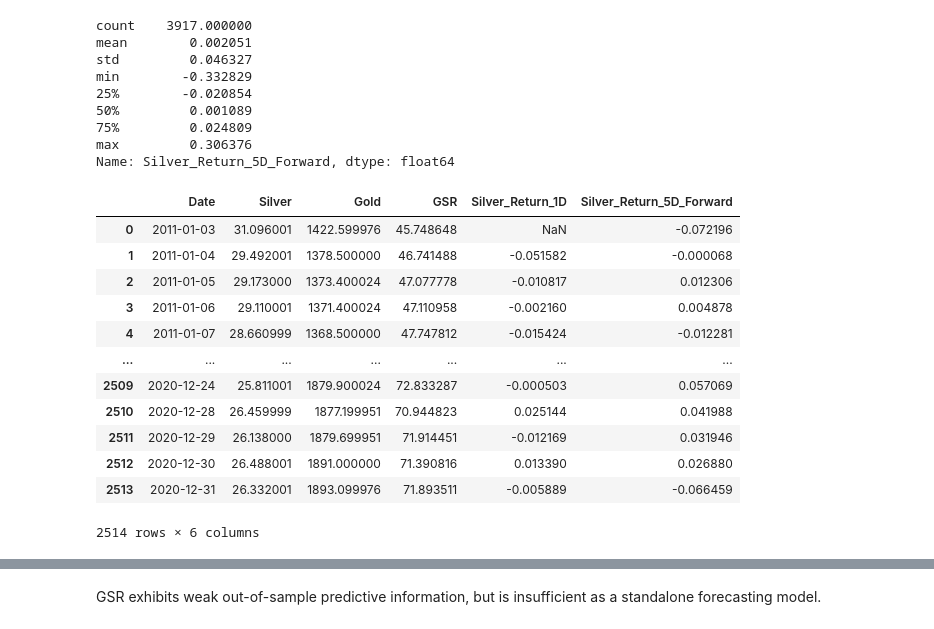
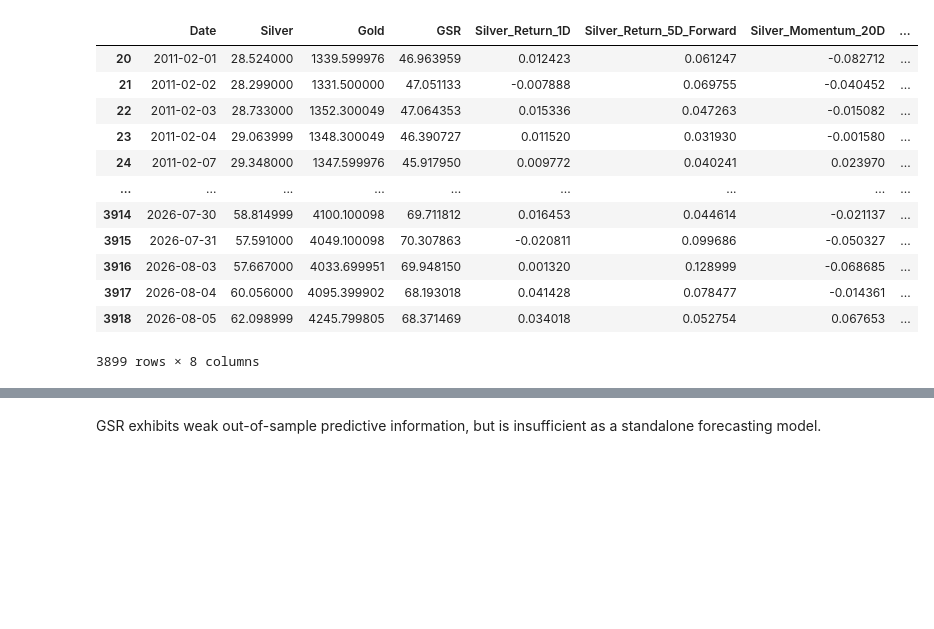
Before and after one commit to praneelbasu73/Silver-Return-Forecasting, a Jupyter notebook: Silver Stress Test.ipynb, the cells around one changed output, grey strips where cells are left out. Cells and saved outputs as stored; diff of their text form; code cells hidden in the pictures; blank space fills up the shorter version.

```diff
--- a/Silver Stress Test.ipynb
+++ b/Silver Stress Test.ipynb
@@ -31,39 +32,44 @@ data
 # %%
-## Stage 1: Prediction Target Definitions
+## Stage 1: Prediction Feature Definitions
 
 data['Silver_Return_1D'] = data['Silver'].pct_change()
 data['Silver_Return_1D']
 
 data['Silver_Return_5D_Forward'] = (
     data['Silver'].shift(-5) / data['Silver'] - 1
 )
 
 data['Silver_Return_5D_Forward']
+data['Silver_Momentum_20D'] = data['Silver'].pct_change(20)
+data['Silver_Volatility_20D'] = (
+    data['Silver_Return_1D'].rolling(20).std()
+)
+
 
 model_data = data.dropna(
-    subset=['Silver_Return_5D_Forward']
+    subset=['Silver_Return_5D_Forward', 'Silver_Momentum_20D',
+    'Silver_Volatility_20D']
 ).copy()
 
-model_data[
-    ['Date', 'Silver', 'Gold', 'GSR',
-     'Silver_Return_1D', 'Silver_Return_5D_Forward']
-].head(10)
 
-print(
-    model_data['Silver_Return_5D_Forward'].describe()
-)
+
+model_data
 # %% [output]
+|  | Date | Silver | Gold | GSR | Silver_Return_1D | Silver_Return_5D_Forward | Silver_Momentum_20D | ... |
+| 20 | 2011-02-01 | 28.524000 | 1339.599976 | 46.963959 | 0.012423 | 0.061247 | -0.082712 | ... |
+| 21 | 2011-02-02 | 28.299000 | 1331.500000 | 47.051133 | -0.007888 | 0.069755 | -0.040452 | ... |
+| 22 | 2011-02-03 | 28.733000 | 1352.300049 | 47.064353 | 0.015336 | 0.047263 | -0.015082 | ... |
+| 23 | 2011-02-04 | 29.063999 | 1348.300049 | 46.390727 | 0.011520 | 0.031930 | -0.001580 | ... |
+| 24 | 2011-02-07 | 29.348000 | 1347.599976 | 45.917950 | 0.009772 | 0.040241 | 0.023970 | ... |
+| ... | ... | ... | ... | ... | ... | ... | ... | ... |
+| 3914 | 2026-07-30 | 58.814999 | 4100.100098 | 69.711812 | 0.016453 | 0.044614 | -0.021137 | ... |
+| 3915 | 2026-07-31 | 57.591000 | 4049.100098 | 70.307863 | -0.020811 | 0.099686 | -0.050327 | ... |
+| 3916 | 2026-08-03 | 57.667000 | 4033.699951 | 69.948150 | 0.001320 | 0.128999 | -0.068685 | ... |
+| 3917 | 2026-08-04 | 60.056000 | 4095.399902 | 68.193018 | 0.041428 | 0.078477 | -0.014361 | ... |
+| 3918 | 2026-08-05 | 62.098999 | 4245.799805 | 68.371469 | 0.034018 | 0.052754 | 0.067653 | ... |
-count    3917.000000
-mean        0.002051
-std         0.046327
-min        -0.332829
-25%        -0.020854
-50%         0.001089
-75%         0.024809
-max         0.306376
-Name: Silver_Return_5D_Forward, dtype: float64
+3899 rows × 8 columns
 # %%
-## Stage 2: GSR Baseline Predictive Model
+## Stage 2: Train-Validation-Test
 train = model_data[
     model_data['Date'] < '2021-01-01'
 ].copy()
@@ -76,17 +82,3 @@ validation = model_data[
 test = model_data[
     model_data['Date'] >= '2024-01-01'
 ].copy()
-# %% [output]
-|  | Date | Silver | Gold | GSR | Silver_Return_1D | Silver_Return_5D_Forward |
-| 0 | 2011-01-03 | 31.096001 | 1422.599976 | 45.748648 | NaN | -0.072196 |
-| 1 | 2011-01-04 | 29.492001 | 1378.500000 | 46.741488 | -0.051582 | -0.000068 |
-| 2 | 2011-01-05 | 29.173000 | 1373.400024 | 47.077778 | -0.010817 | 0.012306 |
-| 3 | 2011-01-06 | 29.110001 | 1371.400024 | 47.110958 | -0.002160 | 0.004878 |
-| 4 | 2011-01-07 | 28.660999 | 1368.500000 | 47.747812 | -0.015424 | -0.012281 |
-| ... | ... | ... | ... | ... | ... | ... |
-| 2509 | 2020-12-24 | 25.811001 | 1879.900024 | 72.833287 | -0.000503 | 0.057069 |
-| 2510 | 2020-12-28 | 26.459999 | 1877.199951 | 70.944823 | 0.025144 | 0.041988 |
-| 2511 | 2020-12-29 | 26.138000 | 1879.699951 | 71.914451 | -0.012169 | 0.031946 |
-| 2512 | 2020-12-30 | 26.488001 | 1891.000000 | 71.390816 | 0.013390 | 0.026880 |
-| 2513 | 2020-12-31 | 26.332001 | 1893.099976 | 71.893511 | -0.005889 | -0.066459 |
-2514 rows × 6 columns
```
Also changed, not shown: parts of 15 cells of this notebook.
